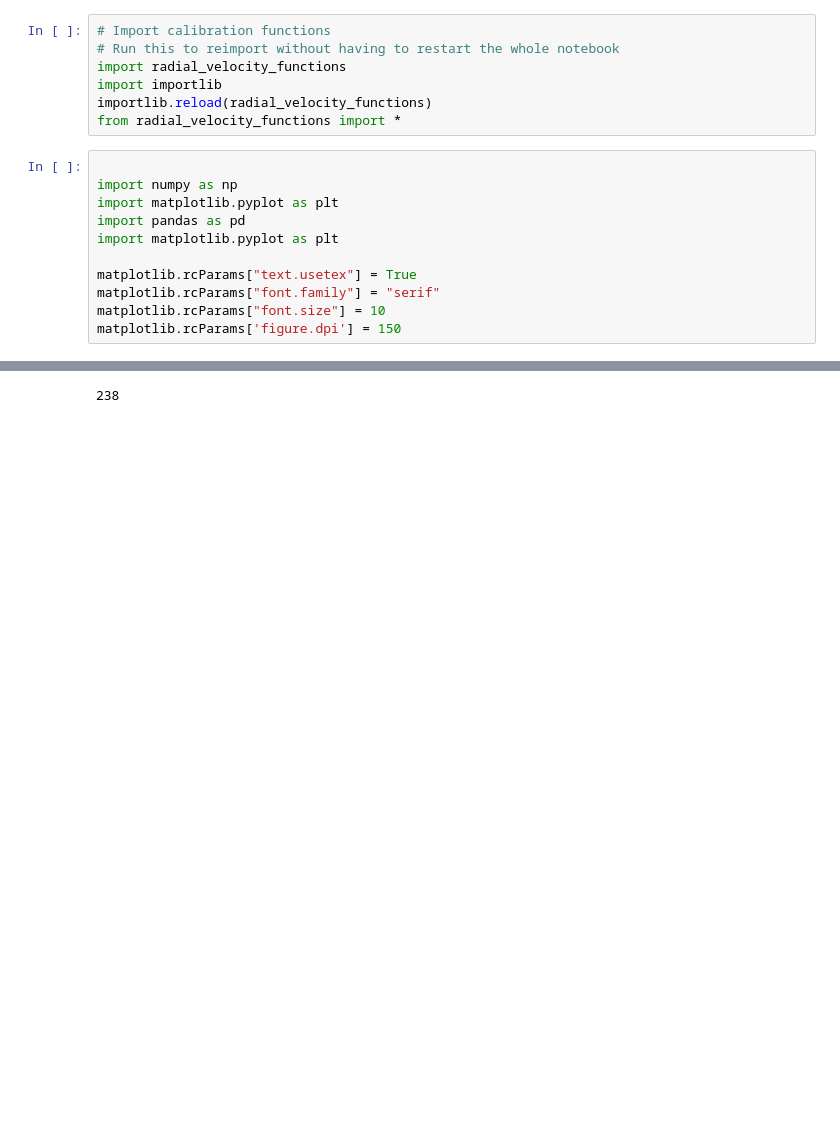
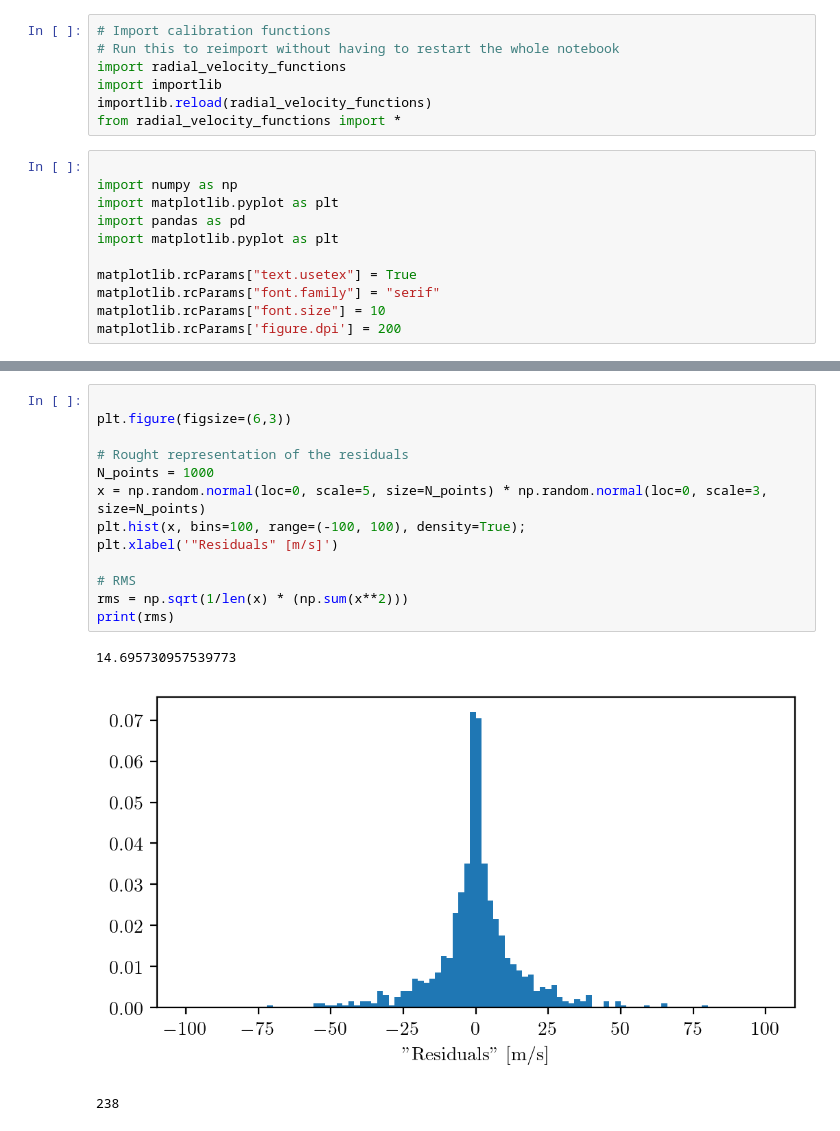
Before and after one commit to Harteg/bachelor-project, a Jupyter notebook: RV_debugging.ipynb, the cells around one changed output, grey strips where cells are left out. Drawn from its saved outputs; the diff is of its cells as text; blank space fills up the shorter version.

```diff
--- a/RV_debugging.ipynb
+++ b/RV_debugging.ipynb
@@ -15,4 +15,4 @@ import matplotlib.pyplot as plt
 matplotlib.rcParams["text.usetex"] = True
 matplotlib.rcParams["font.family"] = "serif"
 matplotlib.rcParams["font.size"] = 10
-matplotlib.rcParams['figure.dpi'] = 150
+matplotlib.rcParams['figure.dpi'] = 200
@@ -86,3 +19,19 @@ res = (y_predicted - y_remain)/y_remain * c
+# %%
+
+plt.figure(figsize=(6,3))
+
+# Rought representation of the residuals
+N_points = 1000
+x = np.random.normal(loc=0, scale=5, size=N_points) * np.random.normal(loc=0, scale=3, size=N_points)
+plt.hist(x, bins=100, range=(-100, 100), density=True);
+plt.xlabel('"Residuals" [m/s]')
+
+# RMS
+rms = np.sqrt(1/len(x) * (np.sum(x**2)))
+print(rms)
+# %% [output]
+14.695730957539773
+[figure, added]
 # %%
 # %% [output]
 238
```
Also changed, not shown: parts of 1 cell of this notebook, 8 other files.
